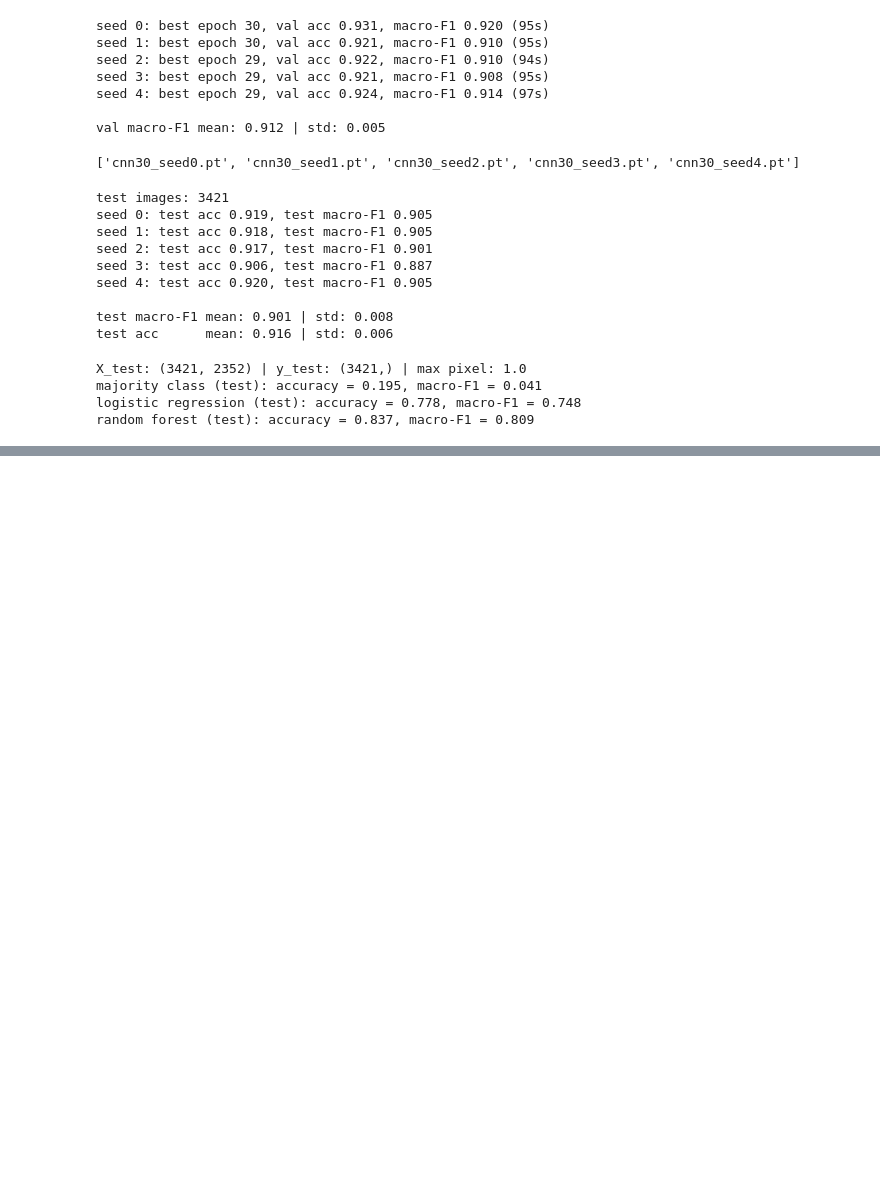
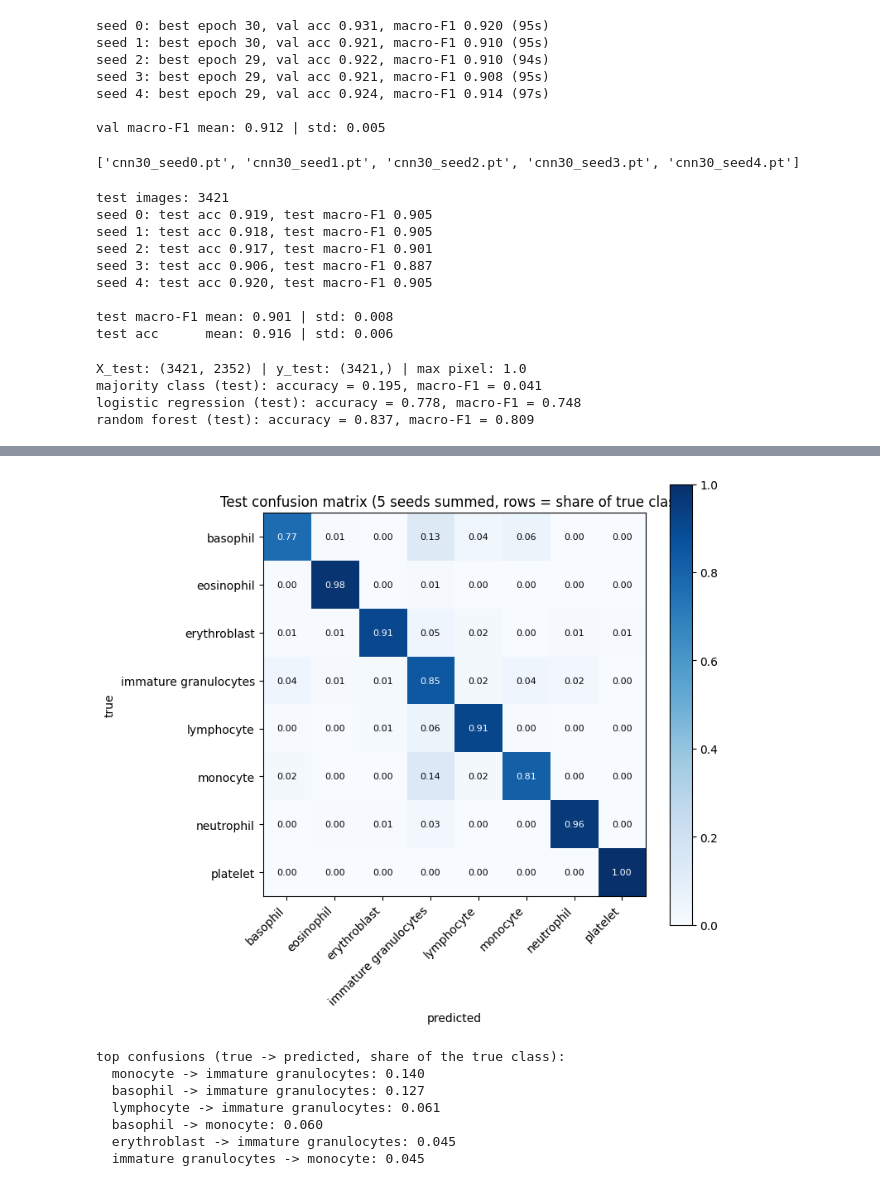
Before and after one commit to mahbubaaktereka/bloodmnist-cell-classification, a Jupyter notebook: notebooks/bloodmnist_cell_classification.ipynb, the cells around one changed output, grey strips where cells are left out. Drawn from its saved outputs; the diff is of its cells as text; code cells hidden in the pictures; blank space fills up the shorter version.

```diff
--- a/notebooks/bloodmnist_cell_classification.ipynb
+++ b/notebooks/bloodmnist_cell_classification.ipynb
@@ -665,0 +740,43 @@ random forest (test): accuracy = 0.837, macro-F1 = 0.809
+# %%
+# Cell 19: test confusion matrix again, with correct class names on the axes
+from sklearn.metrics import confusion_matrix
+import matplotlib.pyplot as plt
+labels = [names[i] for i in range(8)]
+
+cm_sum = np.zeros((8, 8), dtype=int)
+for seed in [0, 1, 2, 3, 4]:
+    m = SmallCNN().to(device)
+    m.load_state_dict(torch.load(f"/kaggle/working/weights/cnn30_seed{seed}.pt", map_location=device))
+    y_true, y_pred = predict_all(m, test_loader)
+    cm_sum += confusion_matrix(y_true, y_pred, labels=list(range(8)))
+
+cm_norm = cm_sum / cm_sum.sum(axis=1, keepdims=True)
+fig, ax = plt.subplots(figsize=(8, 7))
+im = ax.imshow(cm_norm, cmap="Blues", vmin=0, vmax=1)
+ax.set_xticks(range(8)); ax.set_xticklabels(labels, rotation=45, ha="right")
+ax.set_yticks(range(8)); ax.set_yticklabels(labels)
+ax.set_xlabel("predicted"); ax.set_ylabel("true")
+ax.set_title("Test confusion matrix (5 seeds summed, rows = share of true class)")
+for i in range(8):
+    for j in range(8):
+        ax.text(j, i, f"{cm_norm[i, j]:.2f}", ha="center", va="center",
+                color="white" if cm_norm[i, j] > 0.5 else "black", fontsize=8)
+fig.colorbar(im)
+plt.tight_layout()
+plt.savefig("/kaggle/working/confusion_matrix_test.png", dpi=150)
+plt.show()
+
+print("top confusions (true -> predicted, share of the true class):")
+off = cm_norm.copy(); np.fill_diagonal(off, 0)
+for k in np.argsort(-off, axis=None)[:6]:
+    i, j = divmod(k, 8)
+    print(f"  {labels[i]} -> {labels[j]}: {off[i, j]:.3f}")
+# %% [output]
+[figure, added]
+top confusions (true -> predicted, share of the true class):
+  monocyte -> immature granulocytes: 0.140
+  basophil -> immature granulocytes: 0.127
+  lymphocyte -> immature granulocytes: 0.061
+  basophil -> monocyte: 0.060
+  erythroblast -> immature granulocytes: 0.045
+  immature granulocytes -> monocyte: 0.045
```
Also changed, not shown: parts of 1 cell of this notebook, 1 other file.
